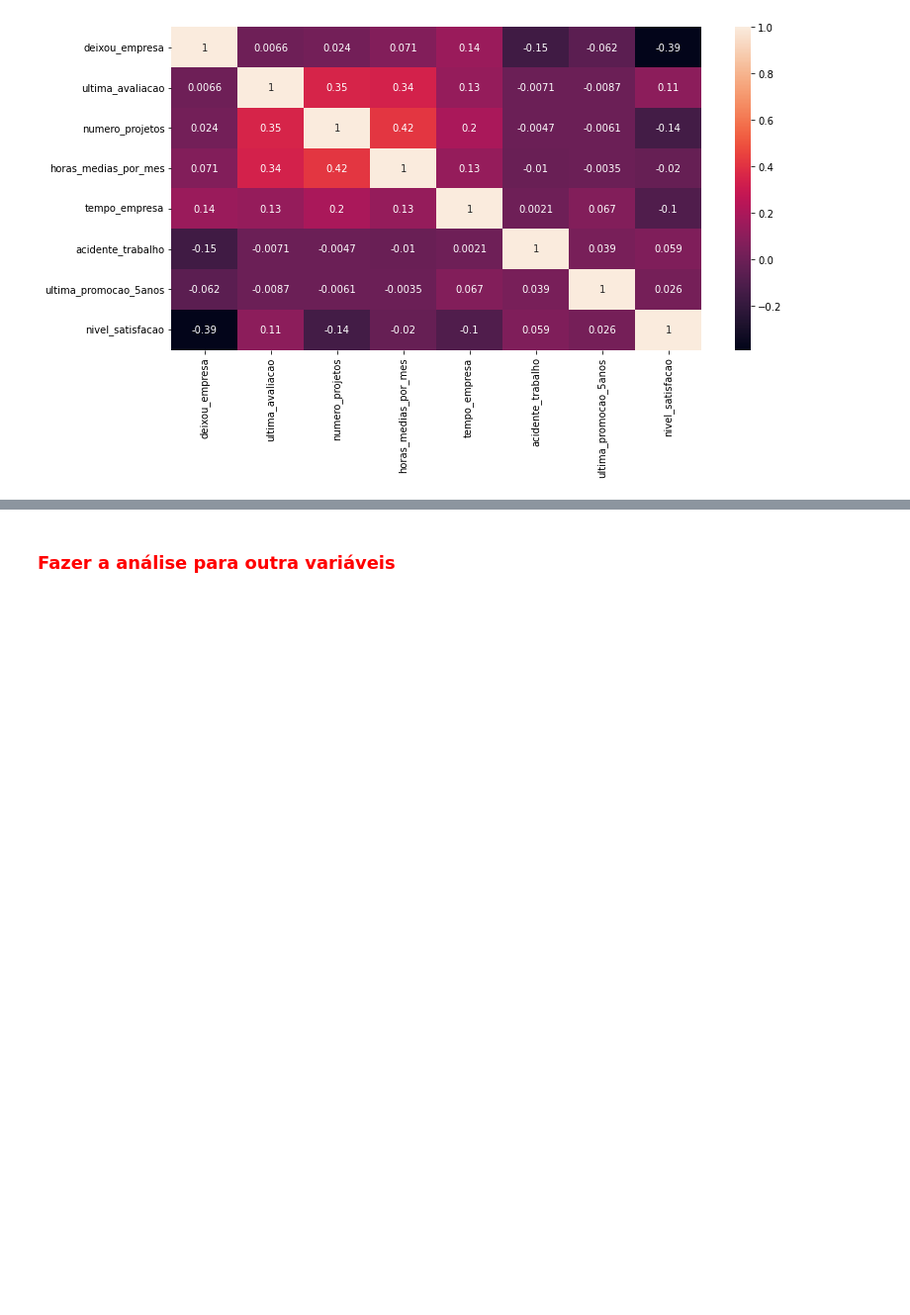
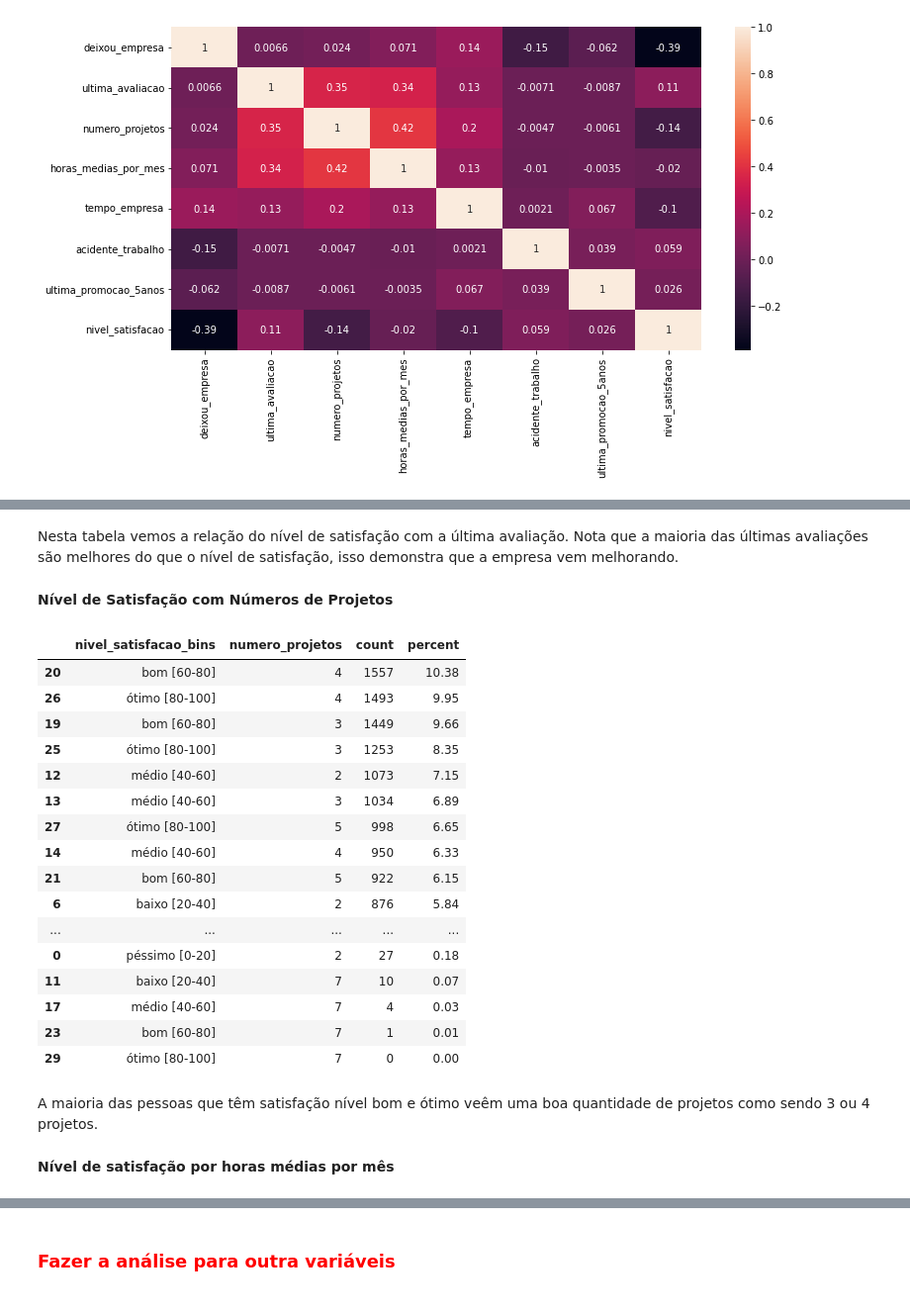
Before and after one commit to Krupique/challenges-kaggle, a Jupyter notebook: challenges/14_PeopleAnalytics/PeopleAnalytics.ipynb, the cells around one changed output, grey strips where cells are left out. Shown at 99% size. Saved outputs shown, nothing was run; the diff lists cells and outputs as text; code cells hidden in the pictures; blank space fills up the shorter version.

```diff
--- a/challenges/14_PeopleAnalytics/PeopleAnalytics.ipynb
+++ b/challenges/14_PeopleAnalytics/PeopleAnalytics.ipynb
@@ -574,0 +806,32 @@ exibeBarplotMult(df_temp, colunaIndex='deixou_empresa',
+# %% [markdown]
+Nesta tabela vemos a relação do nível de satisfação com a última avaliação. Nota que a maioria das últimas avaliações são melhores do que o nível de satisfação, isso demonstra que a empresa vem melhorando.
+# %% [markdown]
+**Nível de Satisfação com Números de Projetos**<br/>
+# %%
+df_temp = compararAtributos(df_mul, 'nivel_satisfacao_bins', 'numero_projetos', 'deixou_empresa', ['count'], percent=True)
+
+display(df_temp.sort_values(by='percent', ascending=False))
+
+df['numero_projetos'] = df['numero_projetos'].astype(str)
+# %% [output]
+|  | nivel_satisfacao_bins | numero_projetos | count | percent |
+| 20 | bom [60-80] | 4 | 1557 | 10.38 |
+| 26 | ótimo [80-100] | 4 | 1493 | 9.95 |
+| 19 | bom [60-80] | 3 | 1449 | 9.66 |
+| 25 | ótimo [80-100] | 3 | 1253 | 8.35 |
+| 12 | médio [40-60] | 2 | 1073 | 7.15 |
+| 13 | médio [40-60] | 3 | 1034 | 6.89 |
+| 27 | ótimo [80-100] | 5 | 998 | 6.65 |
+| 14 | médio [40-60] | 4 | 950 | 6.33 |
+| 21 | bom [60-80] | 5 | 922 | 6.15 |
+| 6 | baixo [20-40] | 2 | 876 | 5.84 |
+| ... | ... | ... | ... | ... |
+| 0 | péssimo [0-20] | 2 | 27 | 0.18 |
+| 11 | baixo [20-40] | 7 | 10 | 0.07 |
+| 17 | médio [40-60] | 7 | 4 | 0.03 |
+| 23 | bom [60-80] | 7 | 1 | 0.01 |
+| 29 | ótimo [80-100] | 7 | 0 | 0.00 |
+# %% [markdown]
+A maioria das pessoas que têm satisfação nível bom e ótimo veêm uma boa quantidade de projetos como sendo 3 ou 4 projetos.
+# %% [markdown]
+**Nível de satisfação por horas médias por mês**<br/>
```
Also changed, not shown: parts of 144 cells of this notebook, 1 other file.
